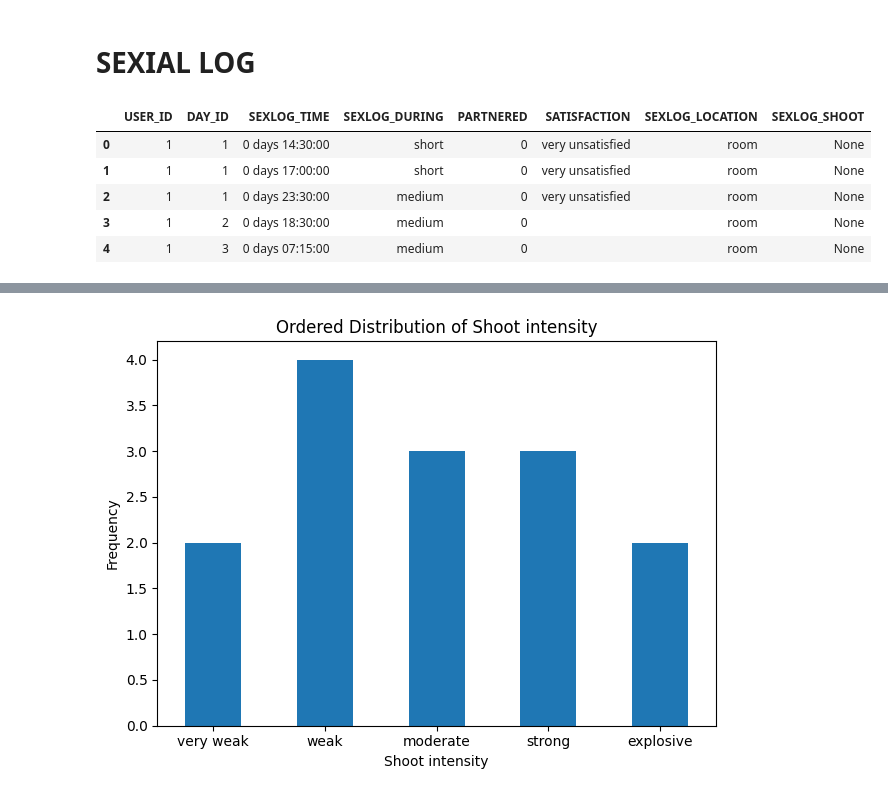
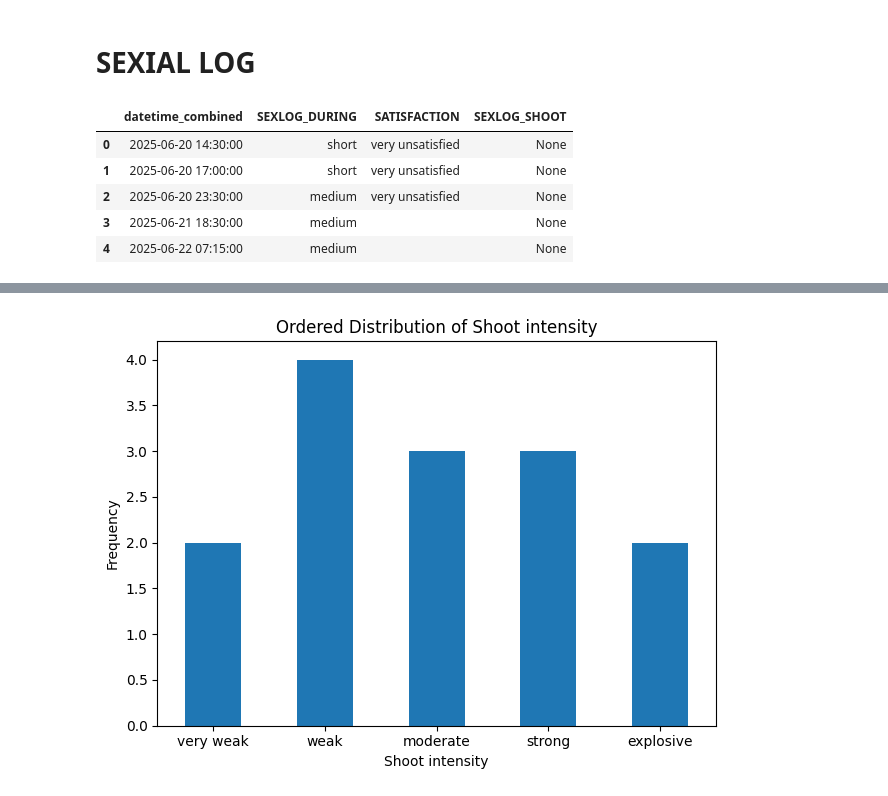
Before and after one commit to Bancie/LearningDB, a Jupyter notebook: da/sexual_log.ipynb, the cells around one changed output, grey strips where cells are left out. Saved outputs shown, nothing was run; the diff lists cells and outputs as text; code cells hidden in the pictures.

```diff
--- a/da/sexual_log.ipynb
+++ b/da/sexual_log.ipynb
@@ -241,13 +222,13 @@ print(1-(1/(z*z)))
 # %% [markdown]
 # SEXIAL LOG
 # %%
-query = "SELECT * FROM `SEXUAL_LOG`"
+query = "SELECT STR_TO_DATE(CONCAT(`DAY`, ' ', `SEXLOG_TIME`), '%Y-%m-%d %H:%i:%s') AS datetime_combined, SEXLOG_DURING, SATISFACTION, SEXLOG_SHOOT FROM `SEXUAL_LOG` NATURAL JOIN `DAY`"
 sl = pd.read_sql(query, engine)
 sl.head()
 # %% [output]
-|  | USER_ID | DAY_ID | SEXLOG_TIME | SEXLOG_DURING | PARTNERED | SATISFACTION | SEXLOG_LOCATION | SEXLOG_SHOOT |
-| 0 | 1 | 1 | 0 days 14:30:00 | short | 0 | very unsatisfied | room | None |
-| 1 | 1 | 1 | 0 days 17:00:00 | short | 0 | very unsatisfied | room | None |
-| 2 | 1 | 1 | 0 days 23:30:00 | medium | 0 | very unsatisfied | room | None |
-| 3 | 1 | 2 | 0 days 18:30:00 | medium | 0 |  | room | None |
-| 4 | 1 | 3 | 0 days 07:15:00 | medium | 0 |  | room | None |
+|  | datetime_combined | SEXLOG_DURING | SATISFACTION | SEXLOG_SHOOT |
+| 0 | 2025-06-20 14:30:00 | short | very unsatisfied | None |
+| 1 | 2025-06-20 17:00:00 | short | very unsatisfied | None |
+| 2 | 2025-06-20 23:30:00 | medium | very unsatisfied | None |
+| 3 | 2025-06-21 18:30:00 | medium |  | None |
+| 4 | 2025-06-22 07:15:00 | medium |  | None |
```
Also changed, not shown: parts of 2 cells of this notebook.
